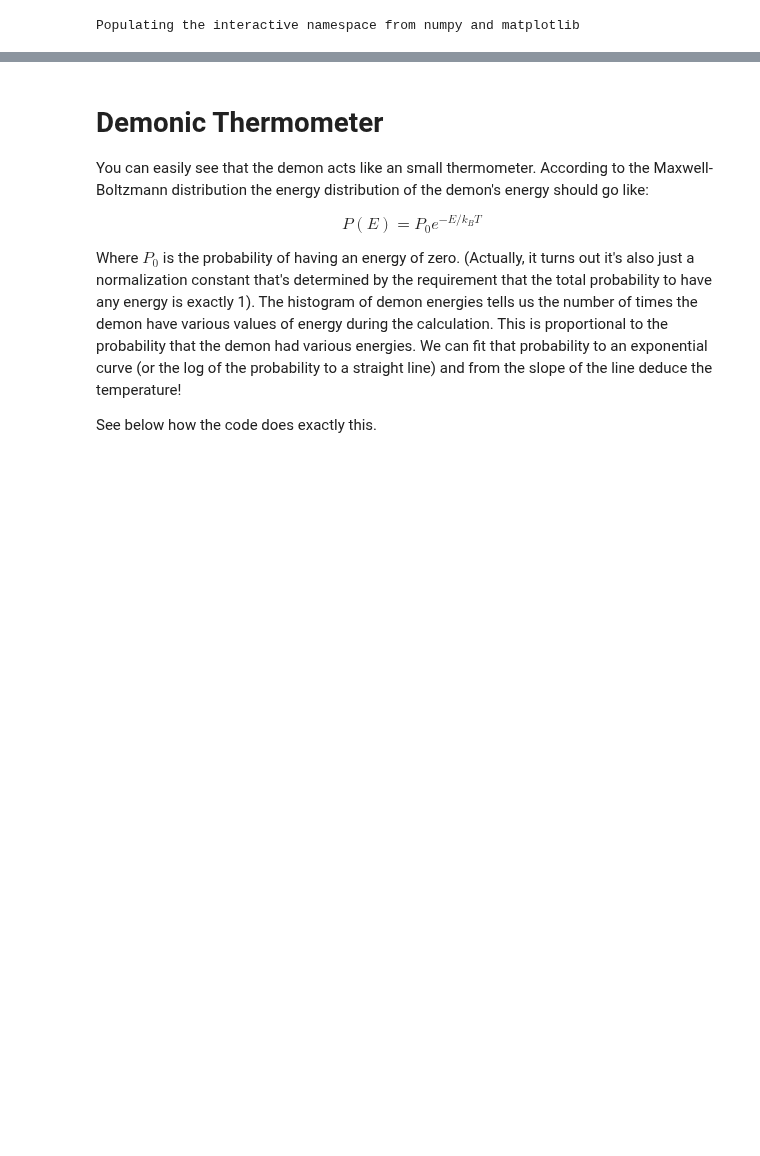
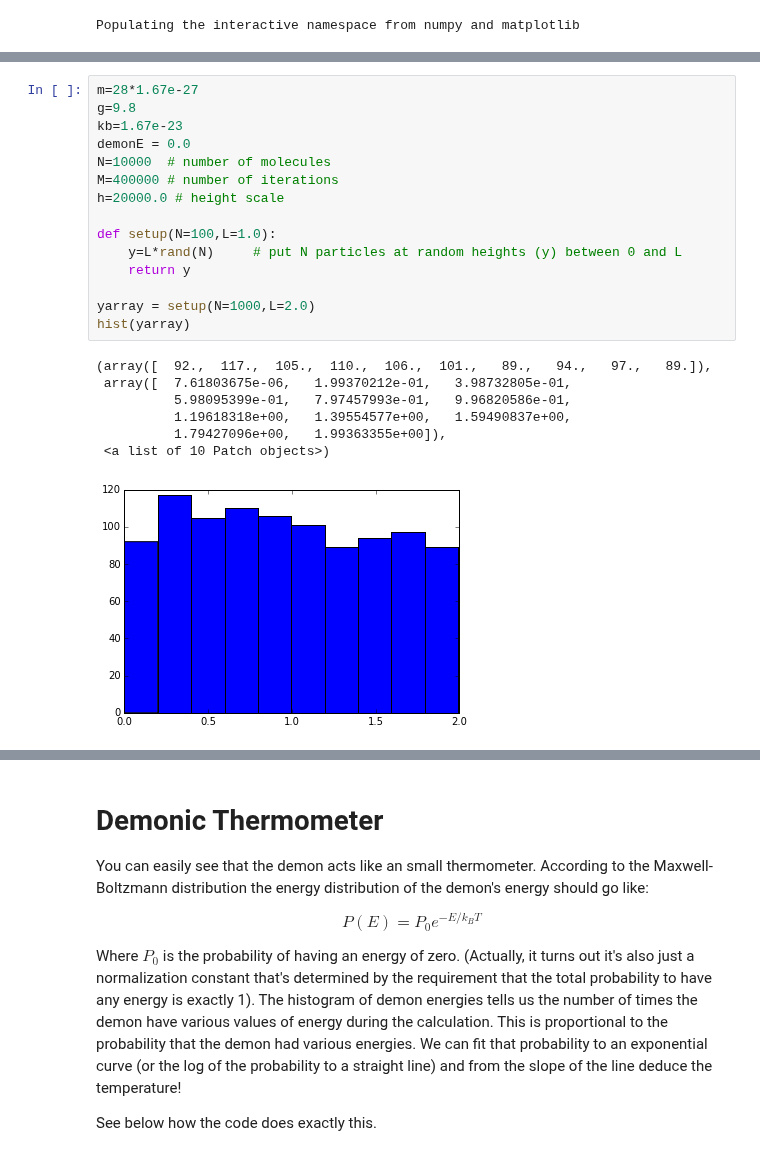
Before and after one commit to sspickle/sci-comp-notebooks, a Jupyter notebook: P05-DemonAlgorithm.ipynb, the cells around one changed output, grey strips where cells are left out. Saved outputs shown, nothing was run; the diff lists cells and outputs as text; blank space fills up the shorter version.

```diff
--- a/P05-DemonAlgorithm.ipynb
+++ b/P05-DemonAlgorithm.ipynb
@@ -35 +44,24 @@ Populating the interactive namespace from numpy and matplotlib
+# %%
+m=28*1.67e-27
+g=9.8
+kb=1.67e-23
+demonE = 0.0
+N=10000  # number of molecules
+M=400000 # number of iterations
+h=20000.0 # height scale
+
+def setup(N=100,L=1.0):
+    y=L*rand(N)     # put N particles at random heights (y) between 0 and L
+    return y
+
+yarray = setup(N=1000,L=2.0)
+hist(yarray)
+# %% [output]
+(array([  92.,  117.,  105.,  110.,  106.,  101.,   89.,   94.,   97.,   89.]),
+ array([  7.61803675e-06,   1.99370212e-01,   3.98732805e-01,
+          5.98095399e-01,   7.97457993e-01,   9.96820586e-01,
+          1.19618318e+00,   1.39554577e+00,   1.59490837e+00,
+          1.79427096e+00,   1.99363355e+00]),
+ <a list of 10 Patch objects>)
+[figure, added]
 # %%
```
Also changed, not shown: parts of 4 cells of this notebook, 5 other files.
